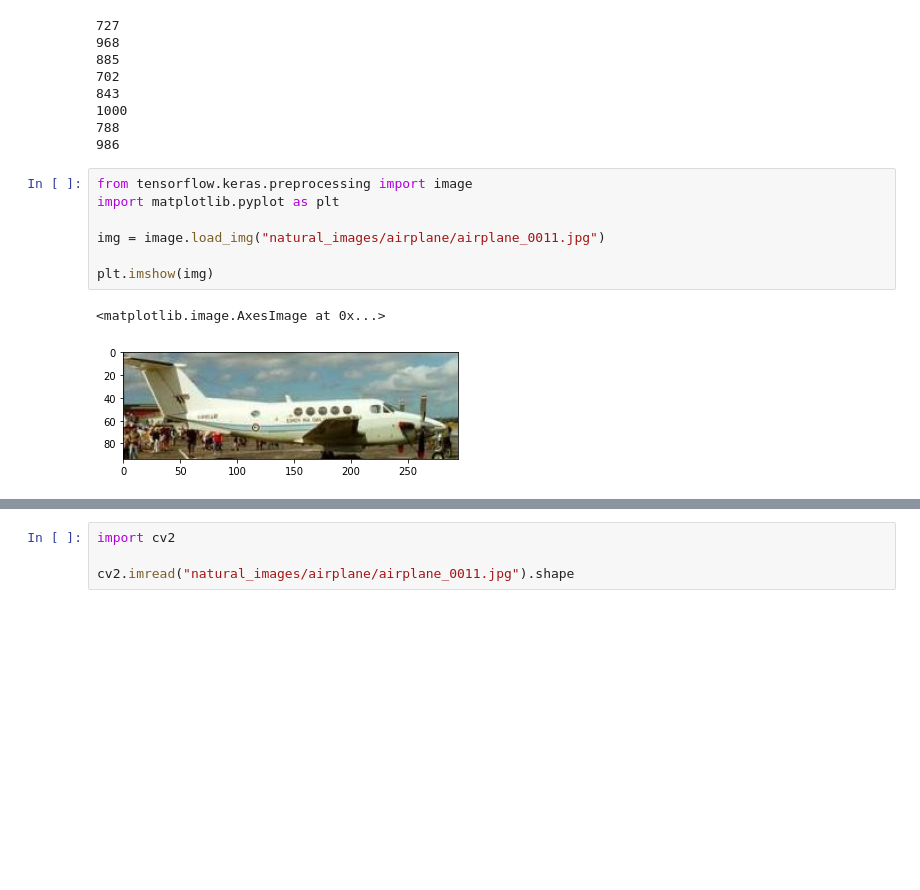
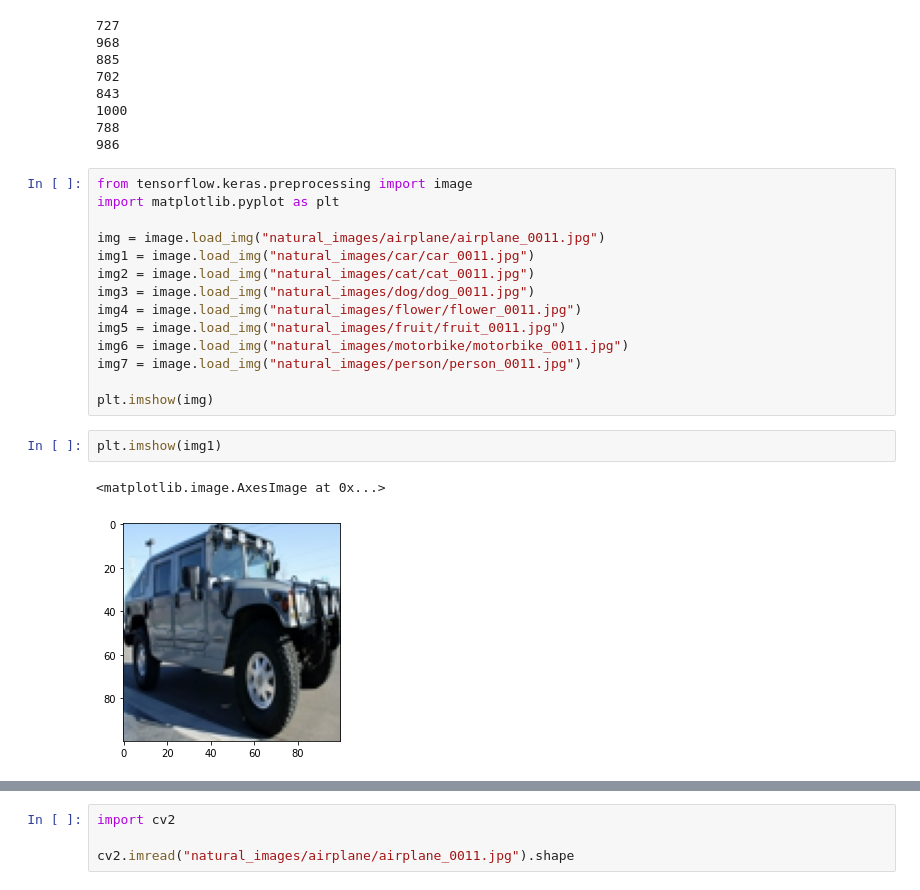
Before and after one commit to gouri-r/ML, a Jupyter notebook: Main Project-checkpoint.ipynb, the cells around one changed output, grey strips where cells are left out. Saved outputs shown, nothing was run; the diff lists cells and outputs as text; blank space fills up the shorter version.

```diff
--- a/Main Project-checkpoint.ipynb
+++ b/Main Project-checkpoint.ipynb
@@ -30,8 +28,17 @@ from tensorflow.keras.preprocessing import image
 import matplotlib.pyplot as plt
 
 img = image.load_img("natural_images/airplane/airplane_0011.jpg")
+img1 = image.load_img("natural_images/car/car_0011.jpg")
+img2 = image.load_img("natural_images/cat/cat_0011.jpg")
+img3 = image.load_img("natural_images/dog/dog_0011.jpg")
+img4 = image.load_img("natural_images/flower/flower_0011.jpg")
+img5 = image.load_img("natural_images/fruit/fruit_0011.jpg")
+img6 = image.load_img("natural_images/motorbike/motorbike_0011.jpg")
+img7 = image.load_img("natural_images/person/person_0011.jpg")
 
 plt.imshow(img)
-# %% [output]
-<matplotlib.image.AxesImage at 0x...>
-[figure, removed]
+# %%
+plt.imshow(img1)
+# %% [output]
+<matplotlib.image.AxesImage at 0x...>
+[figure, added]
```
Also changed, not shown: parts of 19 cells of this notebook.
